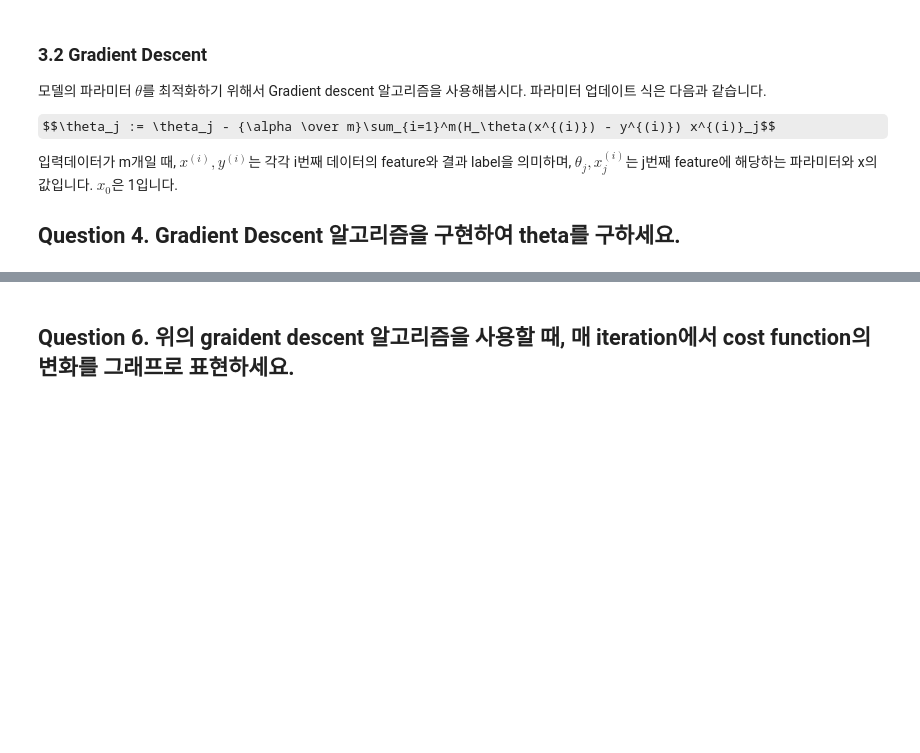
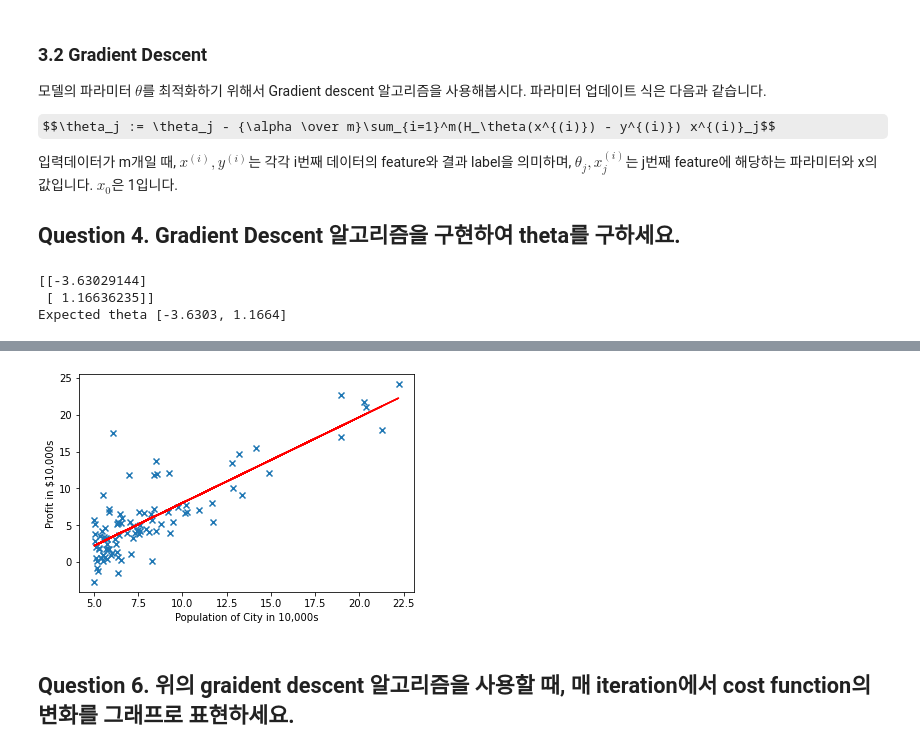
Before and after one commit to yyjun96/2021fall_ece109_hw4-yyjun96, a Jupyter notebook: linear_regression.ipynb, the cells around one changed output, grey strips where cells are left out. Saved outputs shown, nothing was run; the diff lists cells and outputs as text; code cells hidden in the pictures; some formulas as TeX source; blank space fills up the shorter version.

```diff
--- a/linear_regression.ipynb
+++ b/linear_regression.ipynb
@@ -80,7 +82,7 @@ NameError: name 'b' is not defined
 
 과제의 data폴더에는 ex1data.txt파일이 있습니다. ex1data.txt 파일을 불러와 *train_data* 변수에 저장하세요.
 # %%
-train_data = # Put some code here
+train_data = np.loadtxt('ex1data1.txt',delimiter=',')# Put some code here
 # %% [markdown]
 ## Part 2: 그래프 그리기
 
@@ -192,6 +202,7 @@ $$\theta_j := \theta_j - {\alpha \over m}\sum_{i=1}^m(H_\theta(x^{(i)}) - y^{(i)
 theta = np.zeros((2,1))
 def update_func(theta, x, y, alpha=0.01):
     # Put some code here
+    new_theta=theta-(alpha/x.shape[0])*(np.dot(x.T,np.dot(x,theta)-y))
     return new_theta
 
 niter = 1500
@@ -200,7 +211,11 @@ for i in range(niter):
     theta = new_theta
 
 print(theta)
-print('Expected theta [-3.6303, 1.1664]')'
+print('Expected theta [-3.6303, 1.1664]')
+# %% [output]
+[[-3.63029144]
+ [ 1.16636235]]
+Expected theta [-3.6303, 1.1664]
 # %% [markdown]
 ## Question 5. Graident Descent 알고리즘으로 구한 모델을 아래와 같이 기존 데이터와 함께 그려, 모델이 적합한지 확인하여라
 
@@ -210,2 +223,11 @@ print('Expected theta [-3.6303, 1.1664]')'
+# %%
+# Put code to draw the above figure
+plt.scatter(x, y, marker='x')
+plt.plot(x,np.dot(X,theta),'r')
+plt.ylabel('Profit in $10,000s') # y축 레이블 설정
+plt.xlabel('Population of City in 10,000s') # x축 레이블 설정
+plt.show()
+# %% [output]
+[figure, added]
 # %% [markdown]
 ## Question 6. 위의 graident descent 알고리즘을 사용할 때, 매 iteration에서 cost function의 변화를 그래프로 표현하세요.
```
Also changed, not shown: parts of 18 cells of this notebook.
